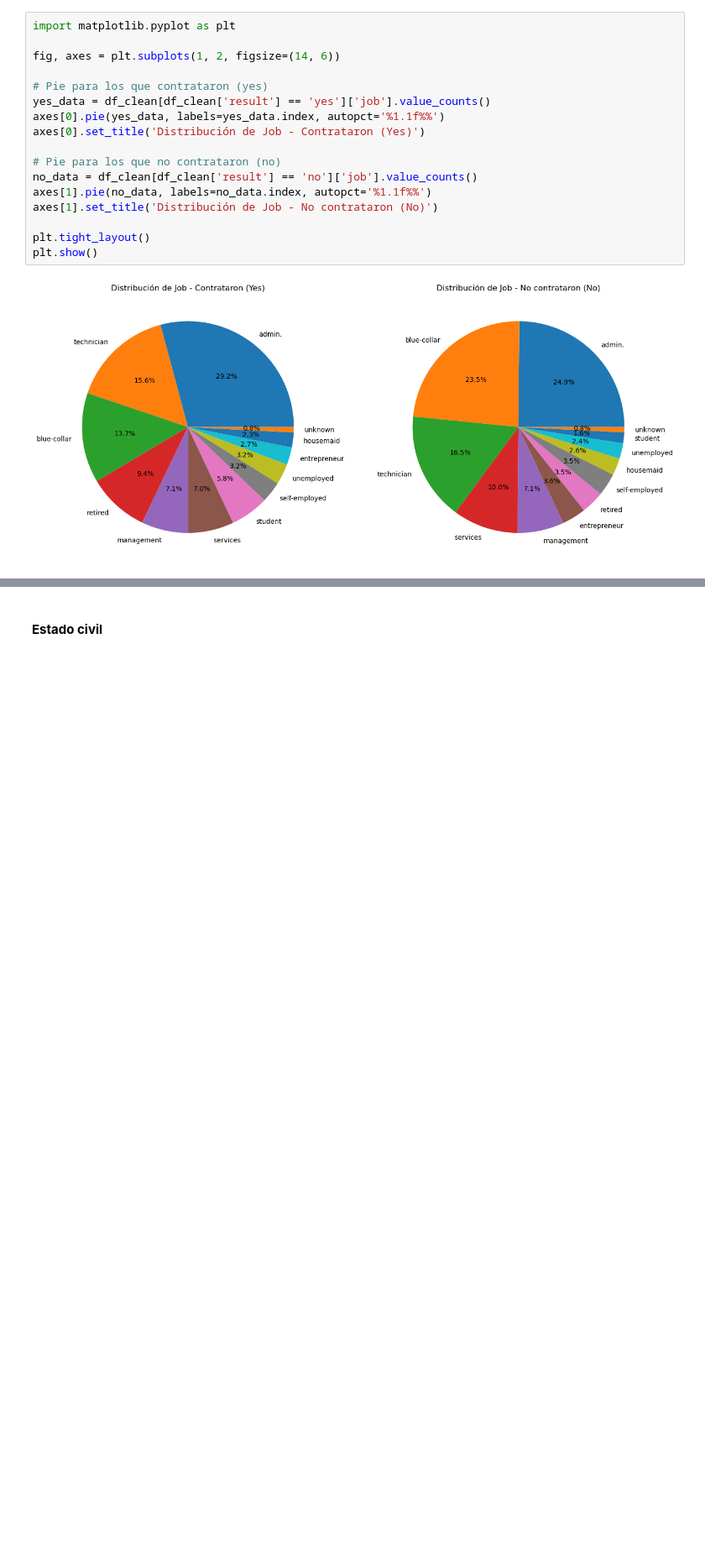
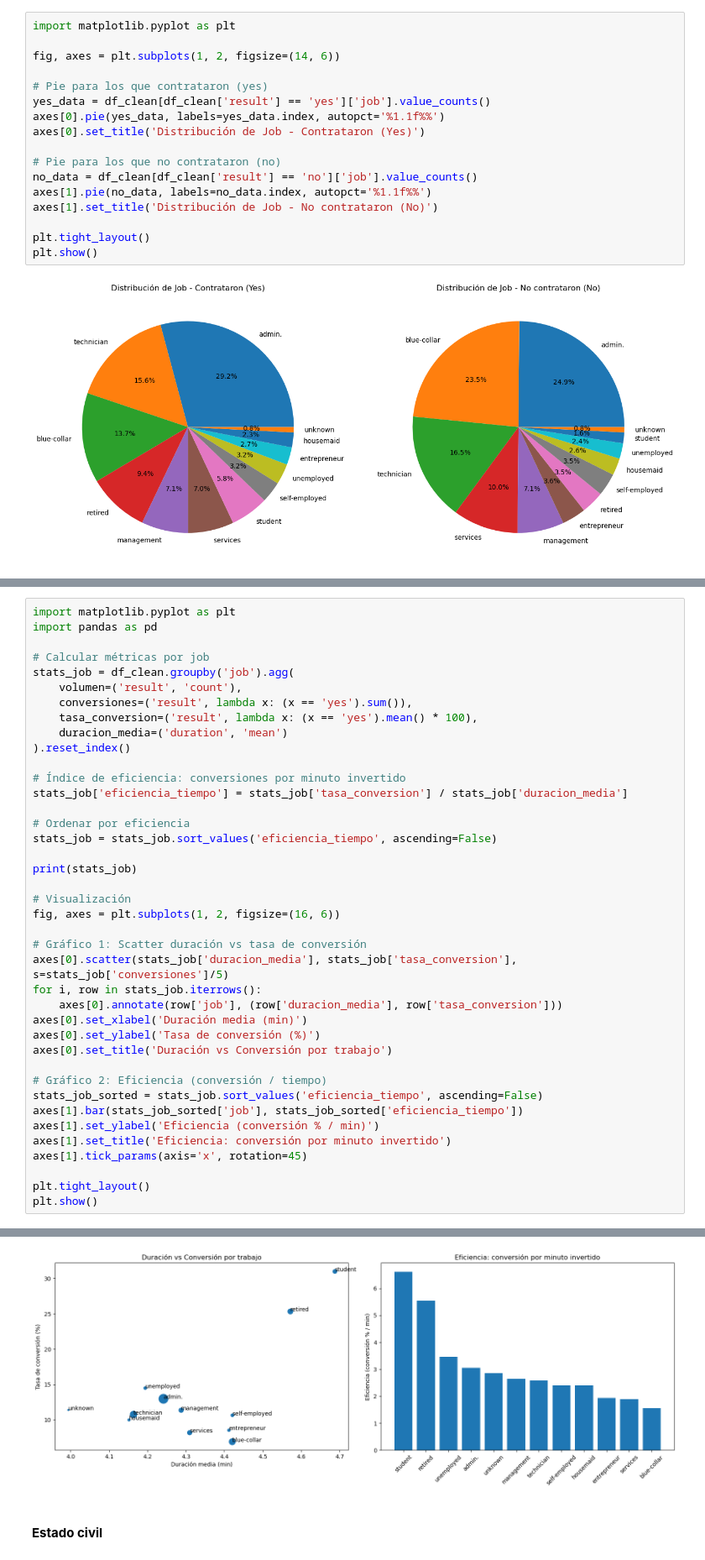
Before and after one commit to arnausans23/data-analytics-tfm, a Jupyter notebook: 1_analisis_datos_v2.ipynb, the cells around one changed output, grey strips where cells are left out. Shown at 84% size. Cells and saved outputs as stored; diff of their text form; blank space fills up the shorter version.

```diff
--- a/1_analisis_datos_v2.ipynb
+++ b/1_analisis_datos_v2.ipynb
@@ -702,0 +816,41 @@ plt.show()
+# %%
+import matplotlib.pyplot as plt
+import pandas as pd
+
+# Calcular métricas por job
+stats_job = df_clean.groupby('job').agg(
+    volumen=('result', 'count'),
+    conversiones=('result', lambda x: (x == 'yes').sum()),
+    tasa_conversion=('result', lambda x: (x == 'yes').mean() * 100),
+    duracion_media=('duration', 'mean')
+).reset_index()
+
+# Índice de eficiencia: conversiones por minuto invertido
+stats_job['eficiencia_tiempo'] = stats_job['tasa_conversion'] / stats_job['duracion_media']
+
+# Ordenar por eficiencia
+stats_job = stats_job.sort_values('eficiencia_tiempo', ascending=False)
+
+print(stats_job)
+
+# Visualización
+fig, axes = plt.subplots(1, 2, figsize=(16, 6))
+
+# Gráfico 1: Scatter duración vs tasa de conversión
+axes[0].scatter(stats_job['duracion_media'], stats_job['tasa_conversion'], s=stats_job['conversiones']/5)
+for i, row in stats_job.iterrows():
+    axes[0].annotate(row['job'], (row['duracion_media'], row['tasa_conversion']))
+axes[0].set_xlabel('Duración media (min)')
+axes[0].set_ylabel('Tasa de conversión (%)')
+axes[0].set_title('Duración vs Conversión por trabajo')
+
+# Gráfico 2: Eficiencia (conversión / tiempo)
+stats_job_sorted = stats_job.sort_values('eficiencia_tiempo', ascending=False)
+axes[1].bar(stats_job_sorted['job'], stats_job_sorted['eficiencia_tiempo'])
+axes[1].set_ylabel('Eficiencia (conversión % / min)')
+axes[1].set_title('Eficiencia: conversión por minuto invertido')
+axes[1].tick_params(axis='x', rotation=45)
+
+plt.tight_layout()
+plt.show()
+# %% [output]
@@ -703,3 +874,4 @@ plt.show()
+[figure, added]
 # %% [markdown]
 #### **Estado civil**
 # %%
```
Also changed, not shown: parts of 16 cells of this notebook.
